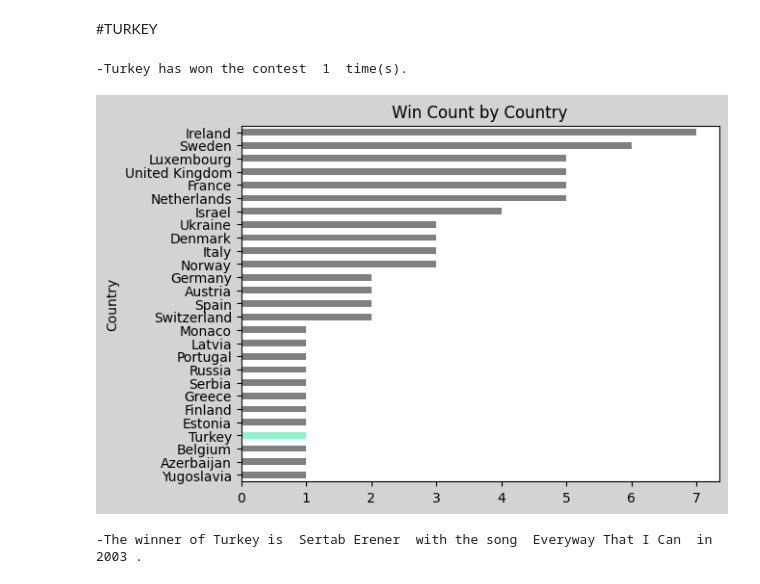
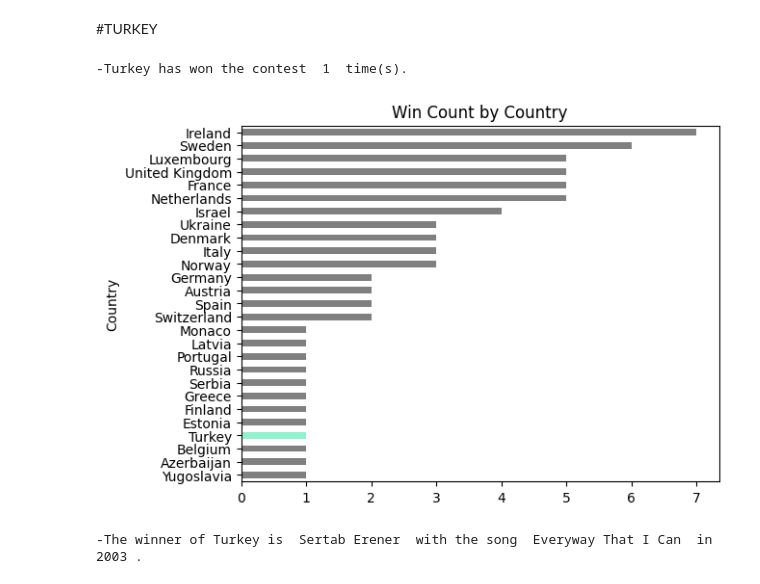
Before and after one commit to sedataskan/eurovision, a Jupyter notebook: eurovision.ipynb, the cells around one changed output. Drawn from its saved outputs; the diff is of its cells as text; code cells hidden in the pictures.

```diff
--- a/eurovision.ipynb
+++ b/eurovision.ipynb
@@ -108,24 +101,24 @@ plt.show()
 # %%
 #how many times Turkey won the contest
 
 turkey = winners[winners.artist_country == "Turkey"]
 
 data = winners.groupby(['artist_country']).size().sort_values(ascending=True)
 
 print("-Turkey has won the contest ",len(turkey)," time(s).")
 
-fig, ax = plt.subplots(facecolor='lightgrey')
+fig, ax = plt.subplots()
 ax = data.plot(kind='barh', color = "grey", legend=False)
 
 pos = data.index.get_loc('Turkey')
 ax.patches[pos].set_facecolor('#92F2CF')
 
 plt.title("Win Count by Country")
 plt.ylabel("Country")
 plt.show()
 # %% [output]
 -Turkey has won the contest  1  time(s).
-[figure, old version]
+[figure, new version]
 # %%
 #winner of Turkey
 
```
Also changed, not shown: parts of 5 cells of this notebook.
